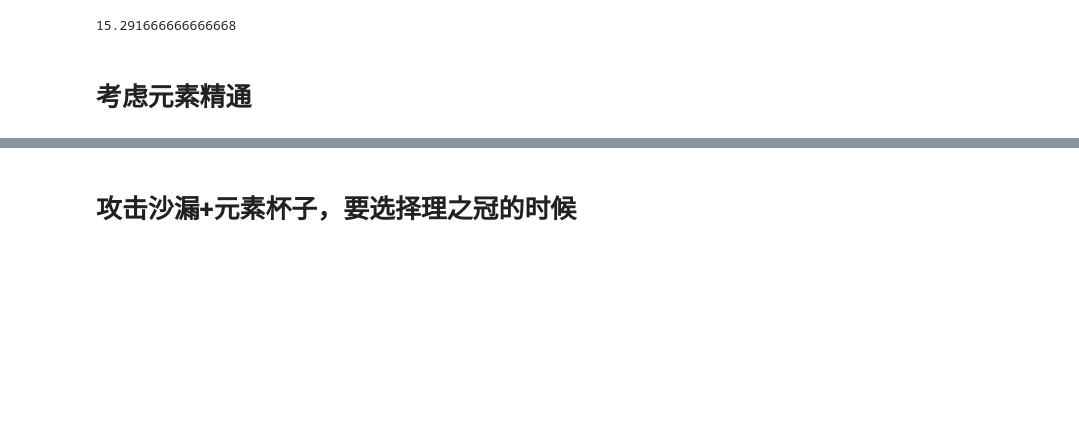
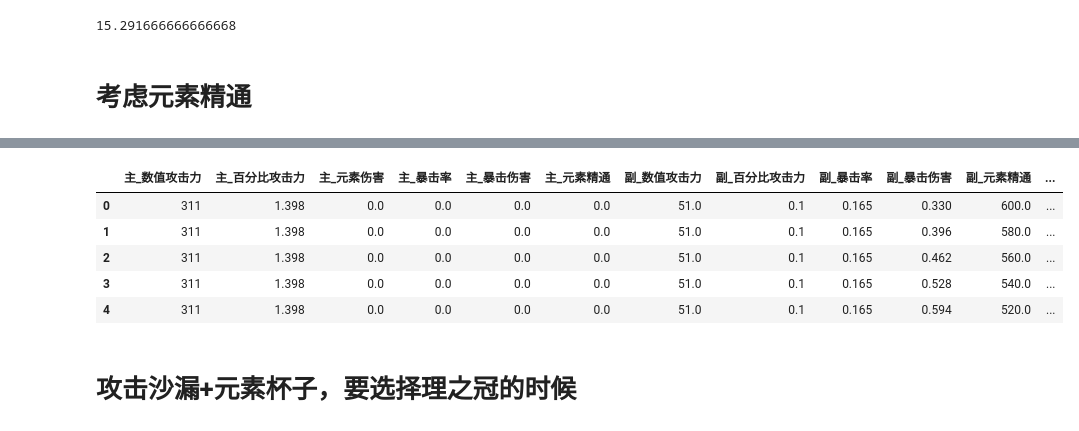
Before and after one commit to Crayon-ShinChan/Genshin, a Jupyter notebook: demage.ipynb, the cells around one changed output, grey strips where cells are left out. Cells and saved outputs as stored; diff of their text form; code cells hidden in the pictures; blank space fills up the shorter version.

```diff
--- a/demage.ipynb
+++ b/demage.ipynb
@@ -360,14 +383,23 @@ idx_patk 1
 # %%
 pd.set_option('display.max_rows', None)
 pd.set_option('display.max_columns', None)
 
-origin_names = ['数值攻击力', '百分比攻击力', '元素伤害', '暴击率', '暴击伤害']
+origin_names = ['数值攻击力', '百分比攻击力', '元素伤害', '暴击率', '暴击伤害', '元素精通']
 for name in origin_names:
-    main_value = equip_values['主_' + name]
-    sub_value = (
+    main_stat = equip_values['主_' + name]
+    sub_stat = (
         ('副_' + name) in equip_values.columns and
         equip_values['副_' + name]
     )
-    equip_values['总_' + name] = main_value + sub_value
+    equip_values['总_' + name] = main_stat + sub_stat
 
+equip_values['总_额外收益'] = equip_values['总_元素伤害']
+equip_values['总_反应强度'] = 6.665-9340/(equip_values['总_元素精通']+1401)
 equip_values.head()
+# %% [output]
+|  | 主_数值攻击力 | 主_百分比攻击力 | 主_元素伤害 | 主_暴击率 | 主_暴击伤害 | 主_元素精通 | 副_数值攻击力 | 副_百分比攻击力 | 副_暴击率 | 副_暴击伤害 | 副_元素精通 | ... |
+| 0 | 311 | 1.398 | 0.0 | 0.0 | 0.0 | 0.0 | 51.0 | 0.1 | 0.165 | 0.330 | 600.0 | ... |
+| 1 | 311 | 1.398 | 0.0 | 0.0 | 0.0 | 0.0 | 51.0 | 0.1 | 0.165 | 0.396 | 580.0 | ... |
+| 2 | 311 | 1.398 | 0.0 | 0.0 | 0.0 | 0.0 | 51.0 | 0.1 | 0.165 | 0.462 | 560.0 | ... |
+| 3 | 311 | 1.398 | 0.0 | 0.0 | 0.0 | 0.0 | 51.0 | 0.1 | 0.165 | 0.528 | 540.0 | ... |
+| 4 | 311 | 1.398 | 0.0 | 0.0 | 0.0 | 0.0 | 51.0 | 0.1 | 0.165 | 0.594 | 520.0 | ... |
```
Also changed, not shown: parts of 6 cells of this notebook, 3 other files.
